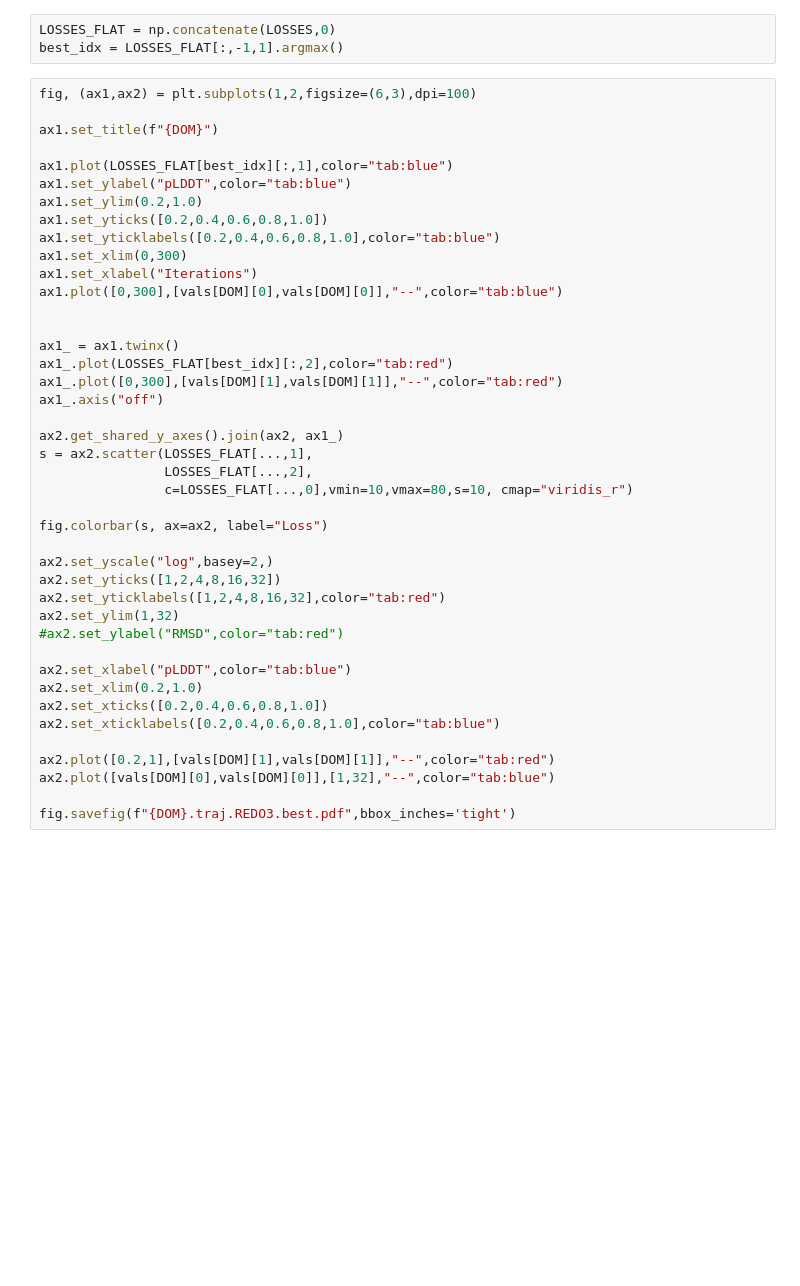
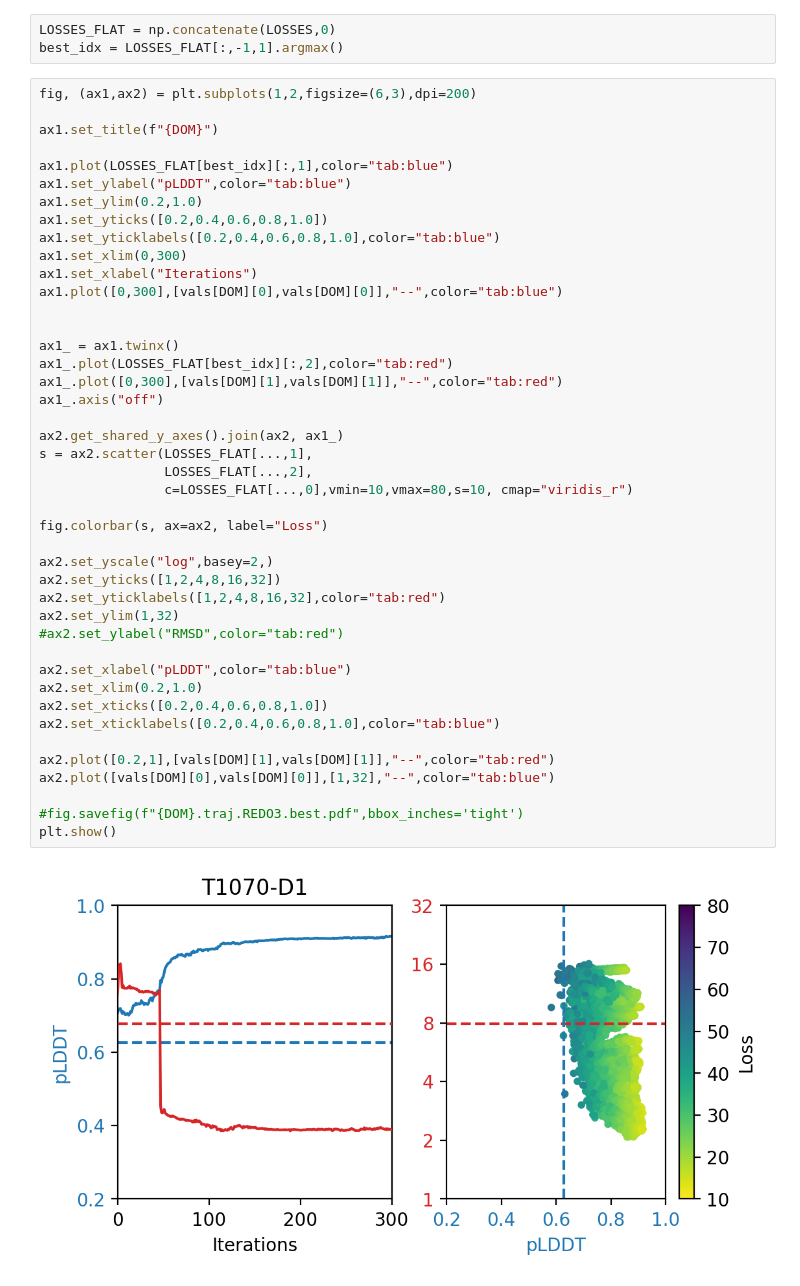
Before and after one commit to spetti/SMURF, a Jupyter notebook: examples/af_msa_backprop.ipynb, the cells around one changed output. Drawn from its saved outputs; the diff is of its cells as text; blank space fills up the shorter version.

Commit message:
Add files via upload
adding example images

```diff
--- a/examples/af_msa_backprop.ipynb
+++ b/examples/af_msa_backprop.ipynb
@@ -356,7 +356,7 @@ plt.show()
 LOSSES_FLAT = np.concatenate(LOSSES,0)
 best_idx = LOSSES_FLAT[:,-1,1].argmax()
 # %%
-fig, (ax1,ax2) = plt.subplots(1,2,figsize=(6,3),dpi=100)
+fig, (ax1,ax2) = plt.subplots(1,2,figsize=(6,3),dpi=200)
 
 ax1.set_title(f"{DOM}")
 
@@ -369,31 +369,34 @@ ax1.set_xlim(0,300)
 ax1.set_xlabel("Iterations")
 ax1.plot([0,300],[vals[DOM][0],vals[DOM][0]],"--",color="tab:blue")
 
 
 ax1_ = ax1.twinx()
 ax1_.plot(LOSSES_FLAT[best_idx][:,2],color="tab:red")
 ax1_.plot([0,300],[vals[DOM][1],vals[DOM][1]],"--",color="tab:red")
 ax1_.axis("off")
 
 ax2.get_shared_y_axes().join(ax2, ax1_)
 s = ax2.scatter(LOSSES_FLAT[...,1],
                 LOSSES_FLAT[...,2],
                 c=LOSSES_FLAT[...,0],vmin=10,vmax=80,s=10, cmap="viridis_r")
 
 fig.colorbar(s, ax=ax2, label="Loss")
 
 ax2.set_yscale("log",basey=2,)
 ax2.set_yticks([1,2,4,8,16,32])
 ax2.set_yticklabels([1,2,4,8,16,32],color="tab:red")
 ax2.set_ylim(1,32)
 #ax2.set_ylabel("RMSD",color="tab:red")
 
 ax2.set_xlabel("pLDDT",color="tab:blue")
 ax2.set_xlim(0.2,1.0)
 ax2.set_xticks([0.2,0.4,0.6,0.8,1.0])
 ax2.set_xticklabels([0.2,0.4,0.6,0.8,1.0],color="tab:blue")
 
 ax2.plot([0.2,1],[vals[DOM][1],vals[DOM][1]],"--",color="tab:red")
 ax2.plot([vals[DOM][0],vals[DOM][0]],[1,32],"--",color="tab:blue")
 
-fig.savefig(f"{DOM}.traj.REDO3.best.pdf",bbox_inches='tight')
+#fig.savefig(f"{DOM}.traj.REDO3.best.pdf",bbox_inches='tight')
+plt.show()
+# %% [output]
+[figure, added]
```
Also changed, not shown: parts of 3 cells of this notebook.
